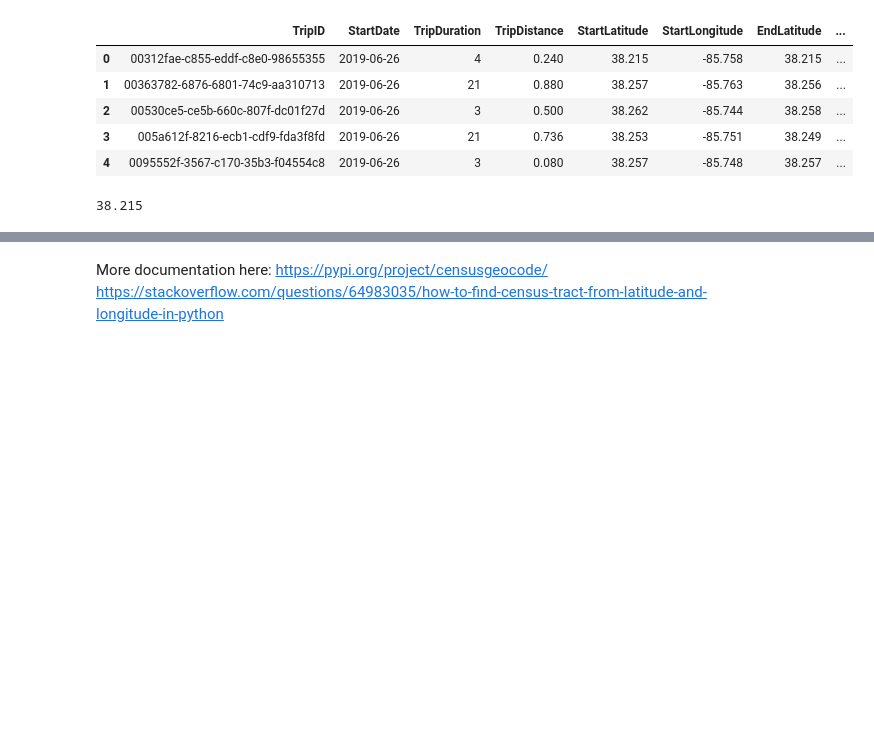
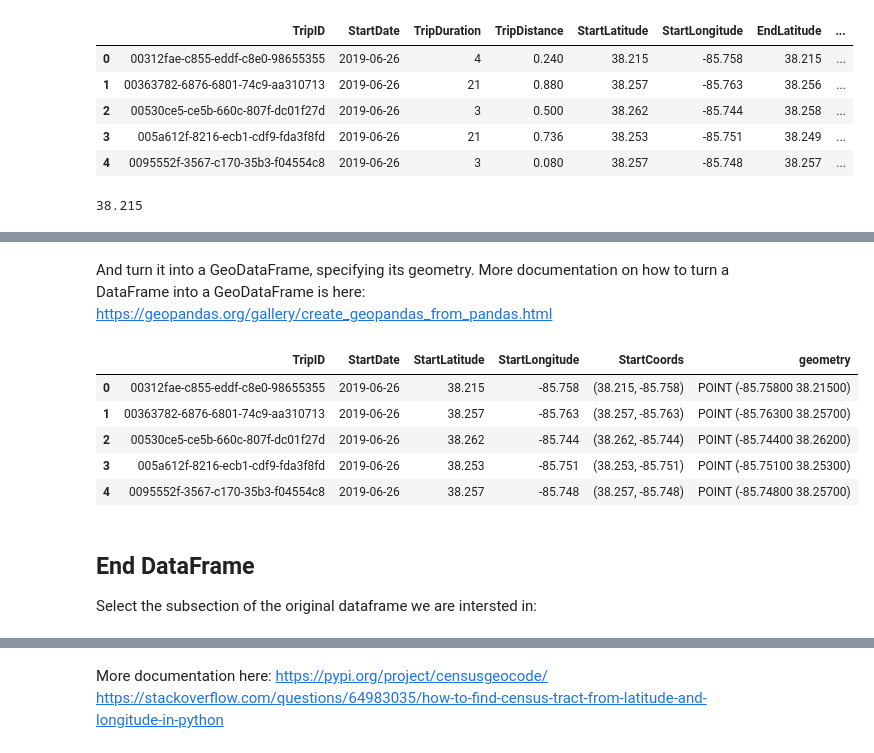
Before and after one commit to abhiram540/TripDataAnalysis-CityOfLouisville-DocklessVehicles, a Jupyter notebook: 7.6 Capstone Two Data Wrangling.ipynb, the cells around one changed output, grey strips where cells are left out. Cells and saved outputs as stored; diff of their text form; code cells hidden in the pictures; blank space fills up the shorter version.

```diff
--- a/7.6 Capstone Two Data Wrangling.ipynb
+++ b/7.6 Capstone Two Data Wrangling.ipynb
@@ -907,0 +929,5 @@ df123['StartCoords'][0][0]
+# %%
+start_cols = [col for col in df123.columns if ('Start' in col or 'TripID' in col)]
+# %%
+trips_start = df123[start_cols]
+trips_start.head()
@@ -907,0 +941,18 @@ df123['StartCoords'][0][0]
+# %% [markdown]
+And turn it into a GeoDataFrame, specifying its geometry. More documentation on how to turn a DataFrame into a GeoDataFrame is here: https://geopandas.org/gallery/create_geopandas_from_pandas.html
+# %%
+gdf_start = gpd.GeoDataFrame(trips_start,
+                             geometry=gpd.points_from_xy(df123.StartLongitude, df123.StartLatitude),
+                             crs = 'EPSG:4326')
+gdf_start.head()
+# %% [output]
+|  | TripID | StartDate | StartLatitude | StartLongitude | StartCoords | geometry |
+| 0 | 00312fae-c855-eddf-c8e0-98655355 | 2019-06-26 | 38.215 | -85.758 | (38.215, -85.758) | POINT (-85.75800 38.21500) |
+| 1 | 00363782-6876-6801-74c9-aa310713 | 2019-06-26 | 38.257 | -85.763 | (38.257, -85.763) | POINT (-85.76300 38.25700) |
+| 2 | 00530ce5-ce5b-660c-807f-dc01f27d | 2019-06-26 | 38.262 | -85.744 | (38.262, -85.744) | POINT (-85.74400 38.26200) |
+| 3 | 005a612f-8216-ecb1-cdf9-fda3f8fd | 2019-06-26 | 38.253 | -85.751 | (38.253, -85.751) | POINT (-85.75100 38.25300) |
+| 4 | 0095552f-3567-c170-35b3-f04554c8 | 2019-06-26 | 38.257 | -85.748 | (38.257, -85.748) | POINT (-85.74800 38.25700) |
+# %% [markdown]
+## End DataFrame
+
+Select the subsection of the original dataframe we are intersted in:
```
Also changed, not shown: parts of 12 cells of this notebook.
